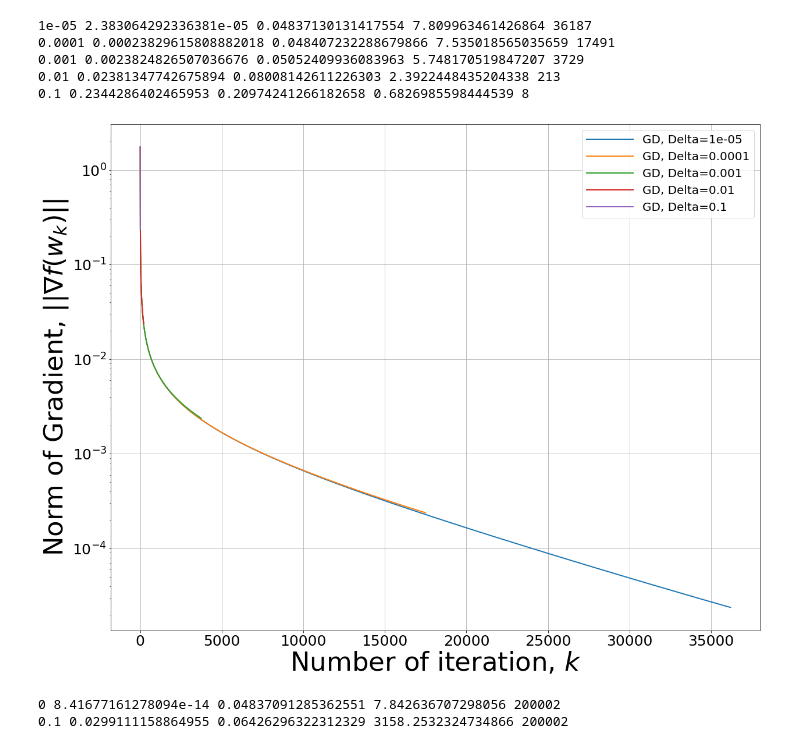
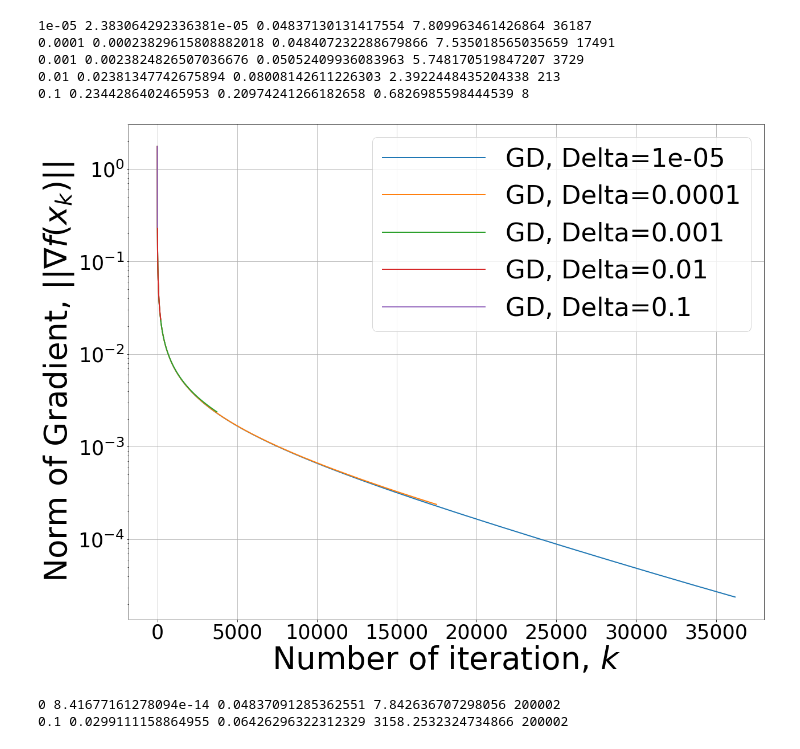
Before and after one commit to ASEDOS999/StopRulePL, a Jupyter notebook: exp1_logreg.ipynb, the cells around one changed output. Drawn from its saved outputs; the diff is of its cells as text; code cells hidden in the pictures.

```diff
--- a/exp1_logreg.ipynb
+++ b/exp1_logreg.ipynb
@@ -17,11 +17,11 @@ from methods import GradientDescent, parse_logs
 from methods import ConstantStepSize
 # %%
 matplotlib.use('Agg')
-params = {'legend.fontsize': 20,
+params = {'legend.fontsize': 45,
           'legend.handlelength': 4,
-          "axes.labelsize": 45,
-          "xtick.labelsize": 25,
-          "ytick.labelsize": 25,
+          "axes.labelsize": 55,
+          "xtick.labelsize": 35,
+          "ytick.labelsize": 35,
           "lines.linewidth": 2,
            "axes.titlesize":30}
 matplotlib.rcParams.update(params)
@@ -358,18 +359,18 @@ for Delta in Delta_list:
 # %%
 %matplotlib inline
 plt.figure(figsize=(20, 16))
 funcx = lambda x: np.linalg.norm(gradf(x))
 for method in methods:
     xhistory = method.history
     times, values = parse_logs(method.history, ret_time=False, funcx=funcx)
     plt.semilogy(save_iter*np.array(times), values, "-", label=method.name)
 plt.grid()
-plt.ylabel(r"Norm of Gradient, $||\nabla f(w_k)||$")
+plt.ylabel(r"Norm of Gradient, $||\nabla f(x_k)||$")
 plt.xlabel(r"Number of iteration, $k$")
 plt.legend()
 plt.savefig(os.path.join(path_pics, "grad4.png"))
 # %% [output]
-[figure, old version]
+[figure, new version]
 # %%
 np.random.seed(1)
 alpha = 1/L
```
Also changed, not shown: parts of 18 cells of this notebook, 9 other files.
